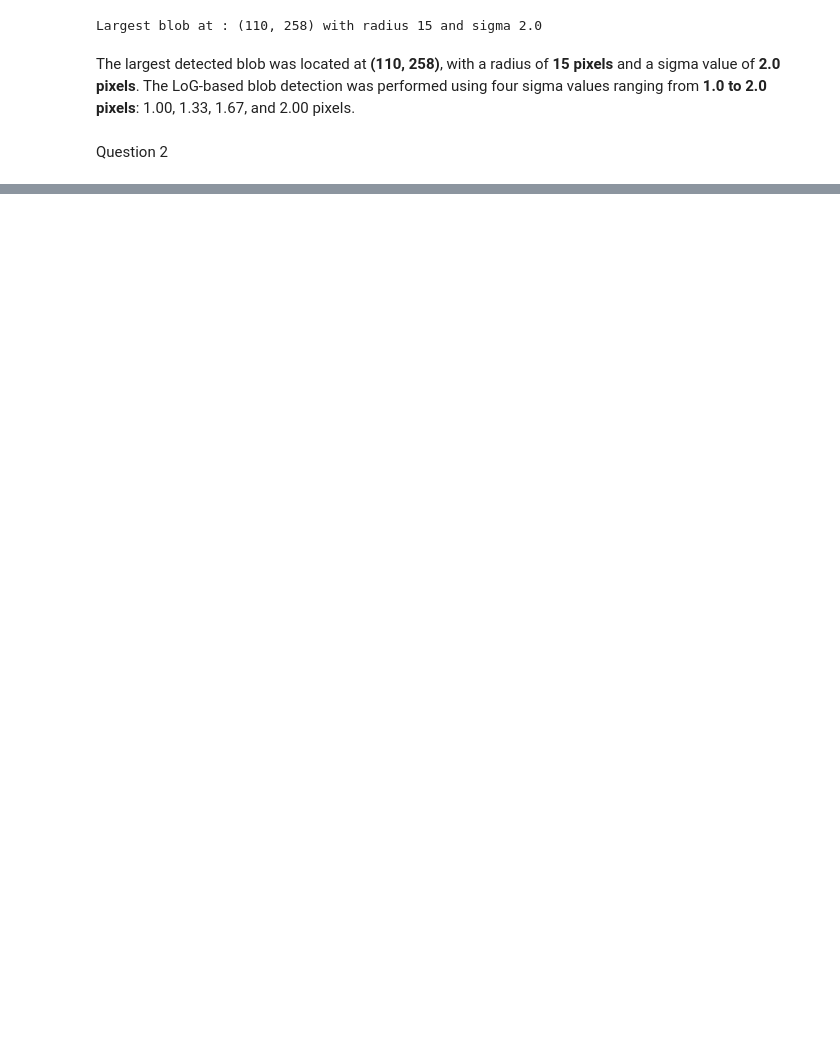
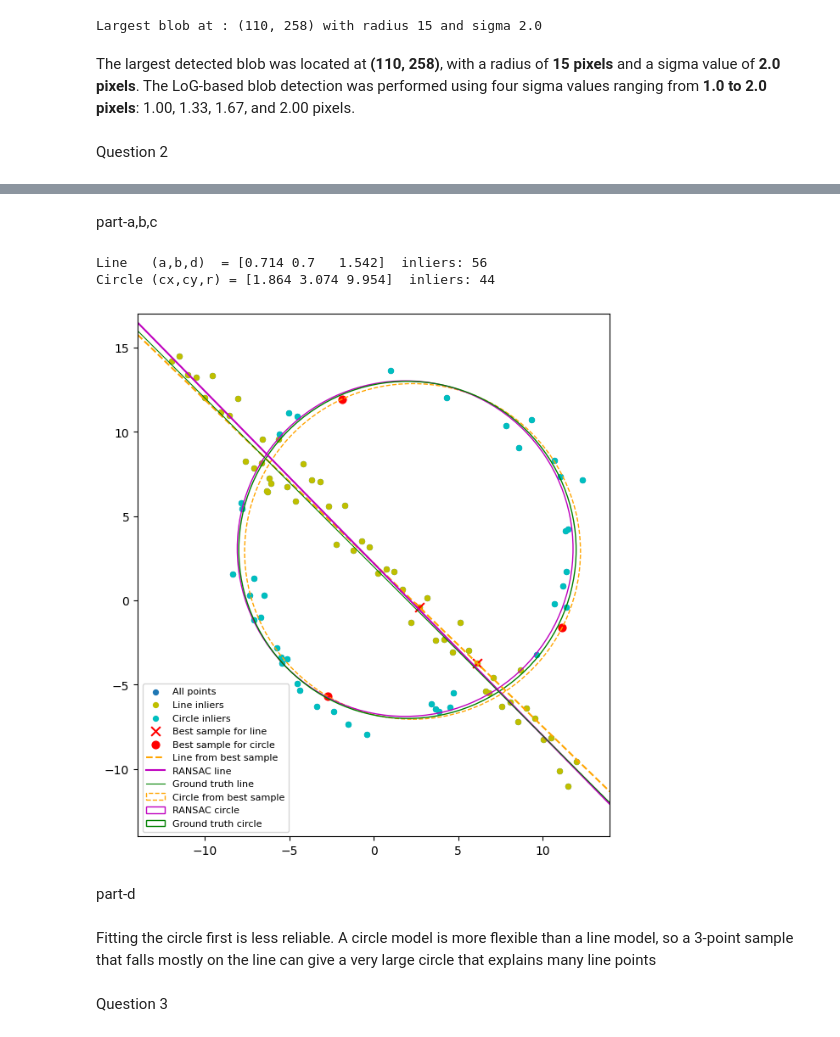
Before and after one commit to deshanudara144-ui/EN3160-Assignment-2, a Jupyter notebook: 230130E_A02.ipynb, the cells around one changed output, grey strips where cells are left out. Drawn from its saved outputs; the diff is of its cells as text; code cells hidden in the pictures; blank space fills up the shorter version.

Commit message:
Complete Question 02

```diff
--- a/230130E_A02.ipynb
+++ b/230130E_A02.ipynb
@@ -87,0 +126,76 @@ Question 2
+# %% [markdown]
+part-a,b,c
+# %%
+def line_fit(p, q):                      # (a,b,d), ||[a,b]|| = 1 by construction
+    dx, dy = q - p; k = np.hypot(dx, dy)
+    return np.array([dy/k, -dx/k, (dy*p[0] - dx*p[1])/k])
+
+def line_err(h, P):                      # normal distance
+    return np.abs(P @ h[:2] - h[2])
+
+def line_refit(P, h0):
+    return minimize(lambda h: np.sum((P @ h[:2] - h[2])**2), h0, method="SLSQP",
+                    constraints={"type": "eq", "fun": lambda h: h[0]**2 + h[1]**2 - 1}).x
+
+def circ_fit(p1, p2, p3):                # circle through 3 points (cx,cy,r)
+    A = 2*np.array([p2 - p1, p3 - p1])
+    if abs(np.linalg.det(A)) < 1e-9: return None
+    c = np.linalg.solve(A, [p2@p2 - p1@p1, p3@p3 - p1@p1])
+    return np.array([*c, np.linalg.norm(p1 - c)])
+
+def circ_err(c, P):                      # radial error
+    return np.abs(np.hypot(*(P - c[:2]).T) - c[2])
+
+def circ_refit(P, c0):
+    return minimize(lambda c: np.sum(circ_err(c, P)**2), c0, method="Nelder-Mead",
+                    options={"xatol": 1e-8, "fatol": 1e-10, "maxiter": 5000}).x
+
+def ransac(P, k, fit, err, thresh, min_inl, iters):
+    best = None
+    for _ in range(iters):
+        idx = np.random.choice(len(P), k, replace=False)
+        model = fit(*P[idx])
+        if model is None: continue
+        e = err(model, P); inl = e < thresh
+        if inl.sum() >= min_inl:
+            score = (inl.sum(), -e[inl].mean())
+            if best is None or score > best[0]:
+                best = (score, model, inl, idx)
+    return best[1:]
+
+l_model, l_inl, l_idx = ransac(X, 2, line_fit, line_err, 1.5, 30, 300)
+rem = np.where(~l_inl)[0]
+c_model, c_inl, c_idx = ransac(X[rem], 3, circ_fit, circ_err, 1.25, 30, 500)
+l_best = line_refit(X[l_inl], l_model)
+c_best = circ_refit(X[rem][c_inl], c_model)
+print("Line   (a,b,d)  =", np.round(l_best, 3), " inliers:", l_inl.sum())
+print("Circle (cx,cy,r) =", np.round(c_best, 3), " inliers:", c_inl.sum())
+
+
+fig, ax = plt.subplots(figsize=(8, 8))
+ax.scatter(*X.T, s=18, label="All points")
+ax.scatter(*X[l_inl].T, c="y", s=18, label="Line inliers")
+ax.scatter(*X[rem][c_inl].T, c="c", s=18, label="Circle inliers")
+ax.scatter(*X[l_idx].T, c="r", marker="x", s=60, label="Best sample for line")
+ax.scatter(*X[rem][c_idx].T, c="r", s=40, label="Best sample for circle")
+xs = np.array([-14, 14.])
+for h, kw in [(l_model, dict(c="orange", ls="--", label="Line from best sample")),
+              (l_best, dict(c="m", label="RANSAC line"))]:
+    ax.plot(xs, (h[2] - h[0]*xs)/h[1], **kw)
+ax.plot(xs, m*xs + b, c="g", lw=0.8, label="Ground truth line")
+for c, kw in [(c_model, dict(ec="orange", ls="--", label="Circle from best sample")),
+              (c_best, dict(ec="m", label="RANSAC circle")),
+              (np.array([x0_gt, y0_gt, r]), dict(ec="g", label="Ground truth circle"))]:
+    ax.add_patch(plt.Circle(c[:2], c[2], fill=False, **kw))
+ax.set_xlim(-14, 14); ax.set_ylim(-14, 17); ax.set_aspect("equal"); ax.legend(fontsize=8)
+plt.show()
+# %% [output]
+Line   (a,b,d)  = [0.714 0.7   1.542]  inliers: 56
+Circle (cx,cy,r) = [1.864 3.074 9.954]  inliers: 44
+[figure, added]
+# %% [markdown]
+part-d
+# %% [markdown]
+Fitting the circle first is less reliable. A circle model is more flexible than a line model, so a 3-point sample that falls mostly on the line can give a very large circle that explains many line points
+# %% [markdown]
+Question 3
```
Also changed, not shown: parts of 2 cells of this notebook, 1 other file.
